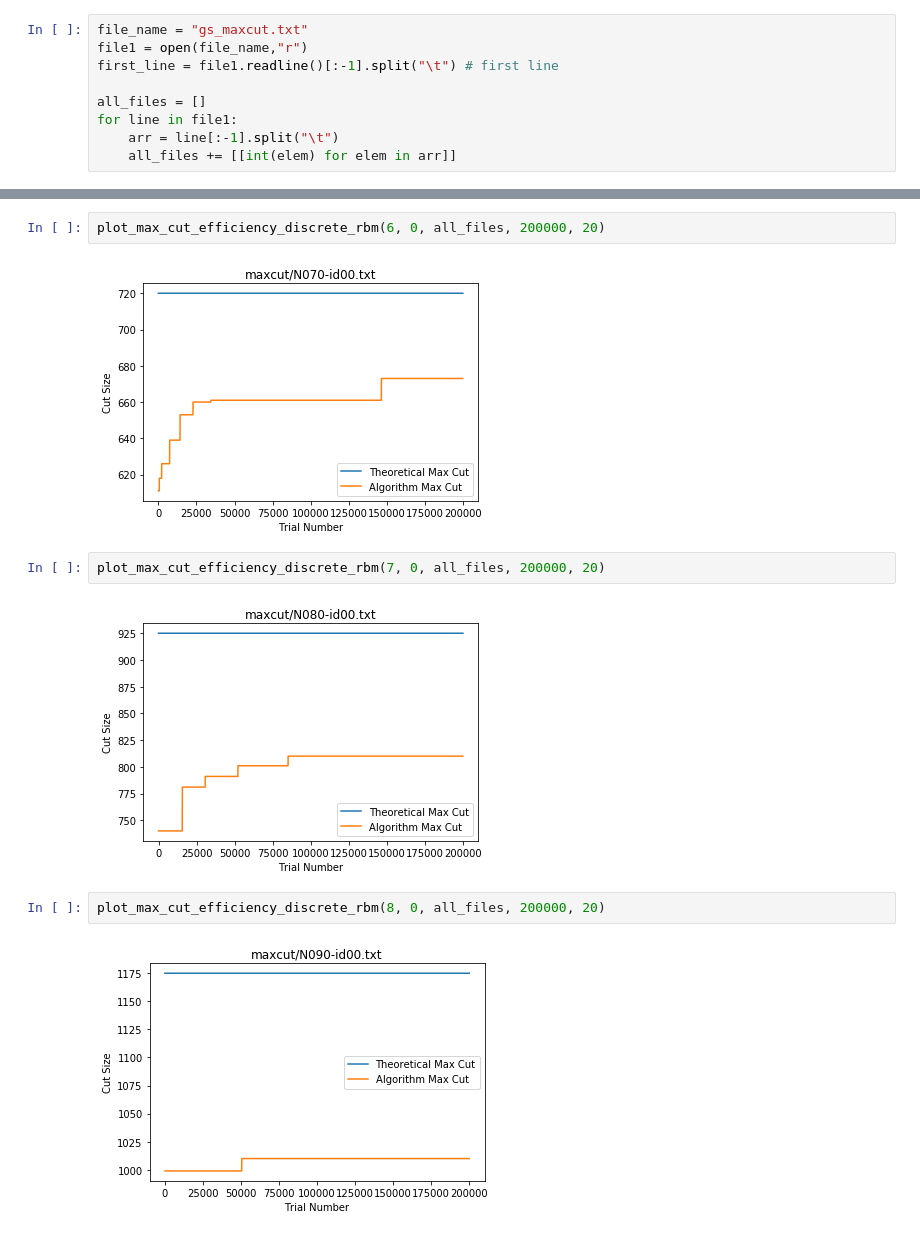
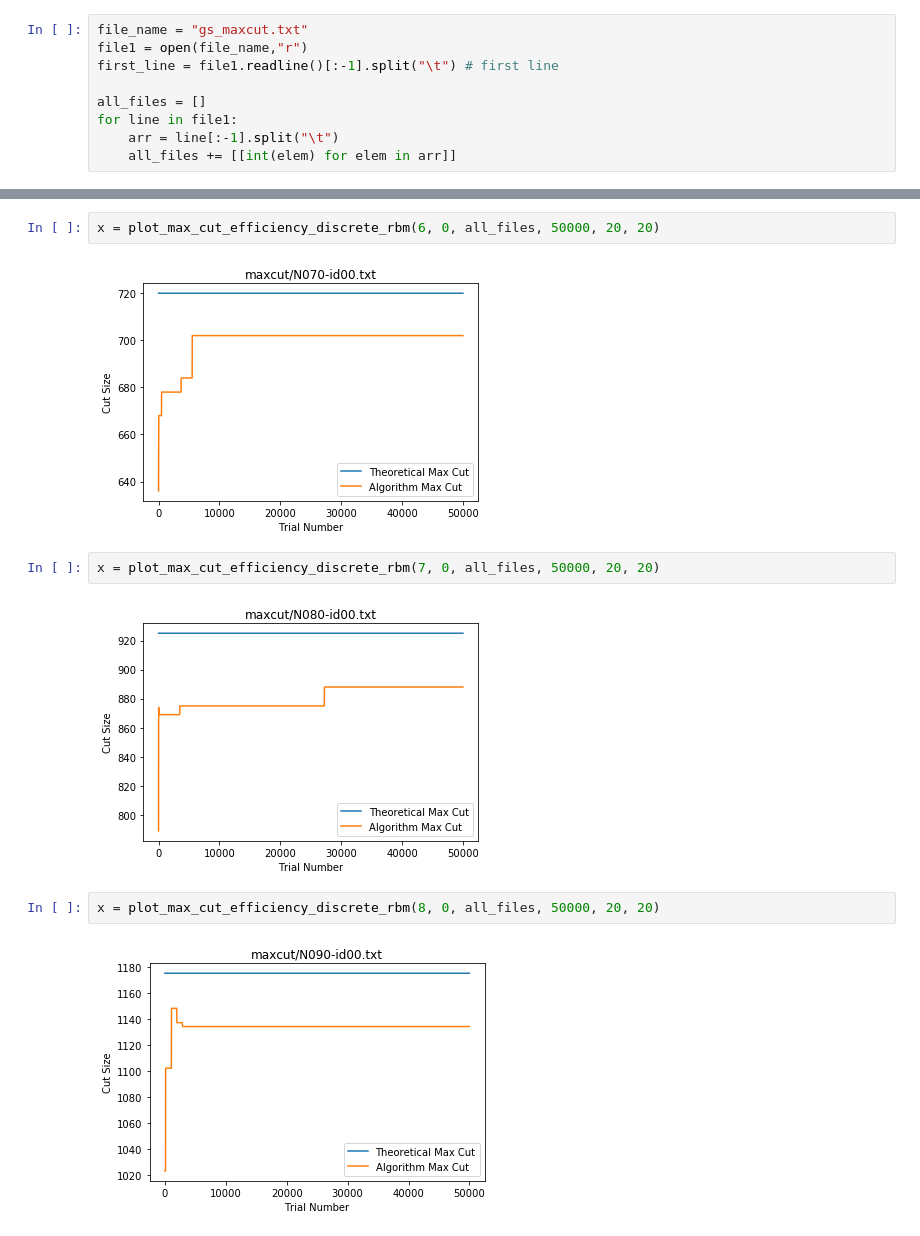
Before and after one commit to lili-chen/ising-optimization-rbm, a Jupyter notebook: performance_with_trial_number-rbm-discrete.ipynb, the cells around one changed output, grey strips where cells are left out. Drawn from its saved outputs; the diff is of its cells as text.

```diff
--- a/performance_with_trial_number-rbm-discrete.ipynb
+++ b/performance_with_trial_number-rbm-discrete.ipynb
@@ -36,13 +36,13 @@ plot_max_cut_efficiency_discrete_rbm(5, 0, all_files, 200000, 20)
 # %%
-plot_max_cut_efficiency_discrete_rbm(6, 0, all_files, 200000, 20)
+x = plot_max_cut_efficiency_discrete_rbm(6, 0, all_files, 50000, 20, 20)
 # %% [output]
-[figure, old version]
+[figure, new version]
 # %%
-plot_max_cut_efficiency_discrete_rbm(7, 0, all_files, 200000, 20)
+x = plot_max_cut_efficiency_discrete_rbm(7, 0, all_files, 50000, 20, 20)
 # %% [output]
-[figure, old version]
+[figure, new version]
 # %%
-plot_max_cut_efficiency_discrete_rbm(8, 0, all_files, 200000, 20)
+x = plot_max_cut_efficiency_discrete_rbm(8, 0, all_files, 50000, 20, 20)
 # %% [output]
-[figure, old version]
+[figure, new version]
 # %%
```
Also changed, not shown: parts of 12 cells of this notebook, 10 other files.
